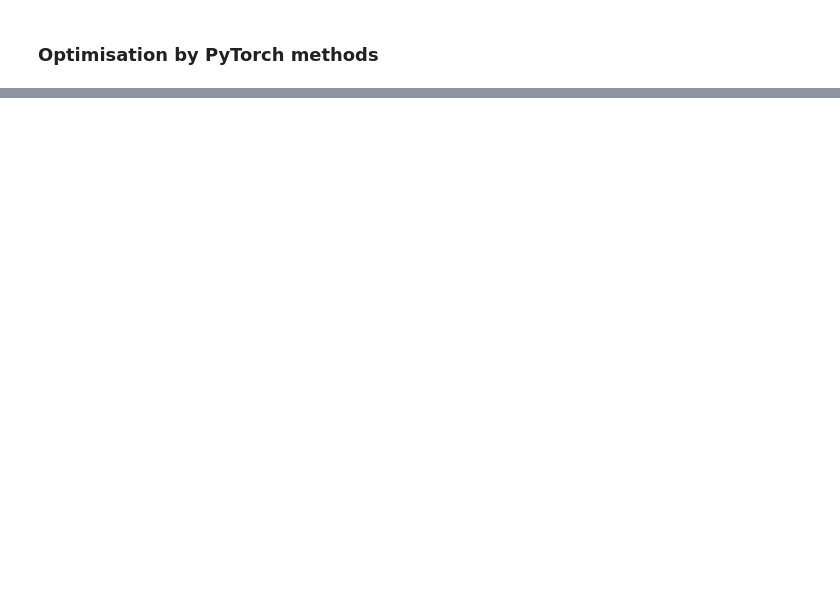
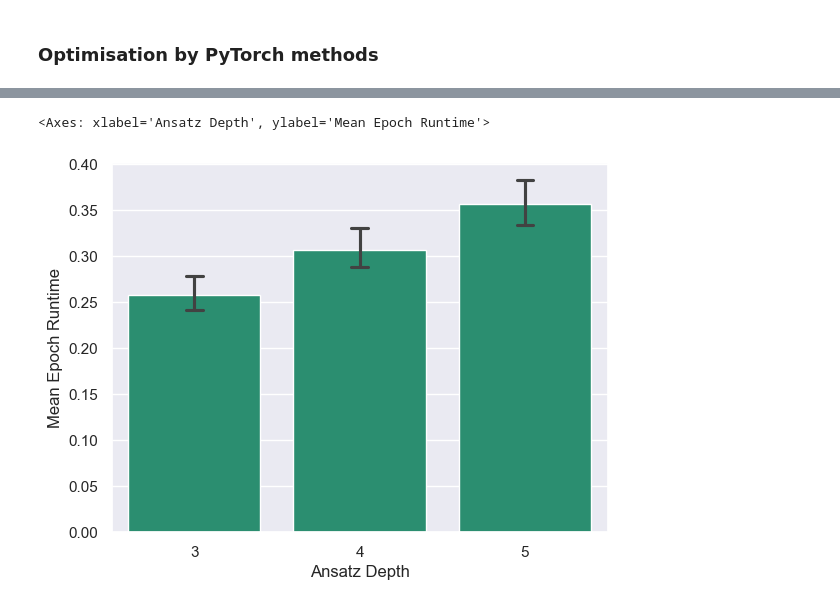
Before and after one commit to BenPrie/variational-local-inversions, a Jupyter notebook: learning-by-depth.ipynb, the cells around one changed output, grey strips where cells are left out. Drawn from its saved outputs; the diff is of its cells as text; code cells hidden in the pictures; blank space fills up the shorter version.

Commit message:
Generating performance data by depth

```diff
--- a/learning-by-depth.ipynb
+++ b/learning-by-depth.ipynb
@@ -215,0 +250,5 @@ _, _ = train_by_torch(model, train_loader, val_loader, n_epochs=50, lr=1e-2, liv
+# %%
+sns.barplot(data=pd.read_csv('./data/performance-test.csv'), x='Ansatz Depth', y='Mean Epoch Runtime', capsize=.1)
+# %% [output]
+<Axes: xlabel='Ansatz Depth', ylabel='Mean Epoch Runtime'>
+[figure, added]
```
Also changed, not shown: parts of 16 cells of this notebook, 3 other files.
